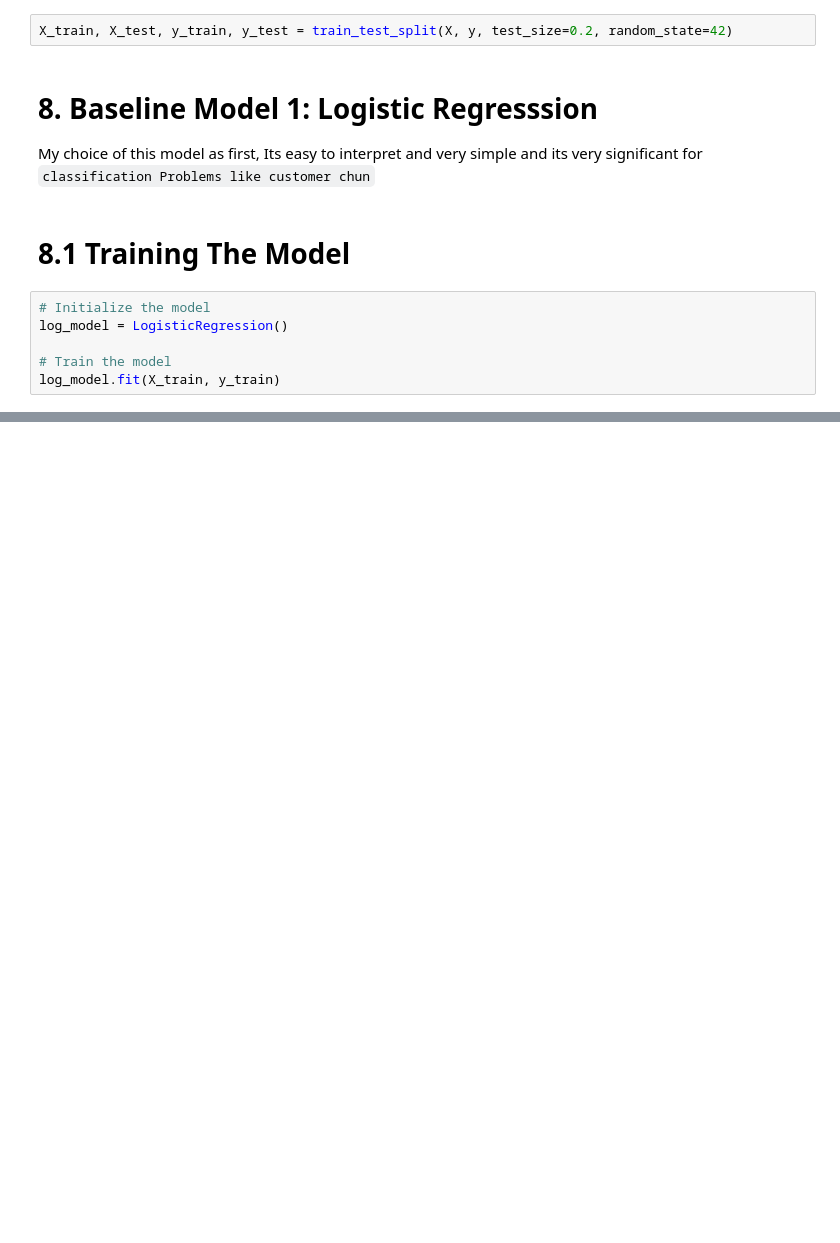
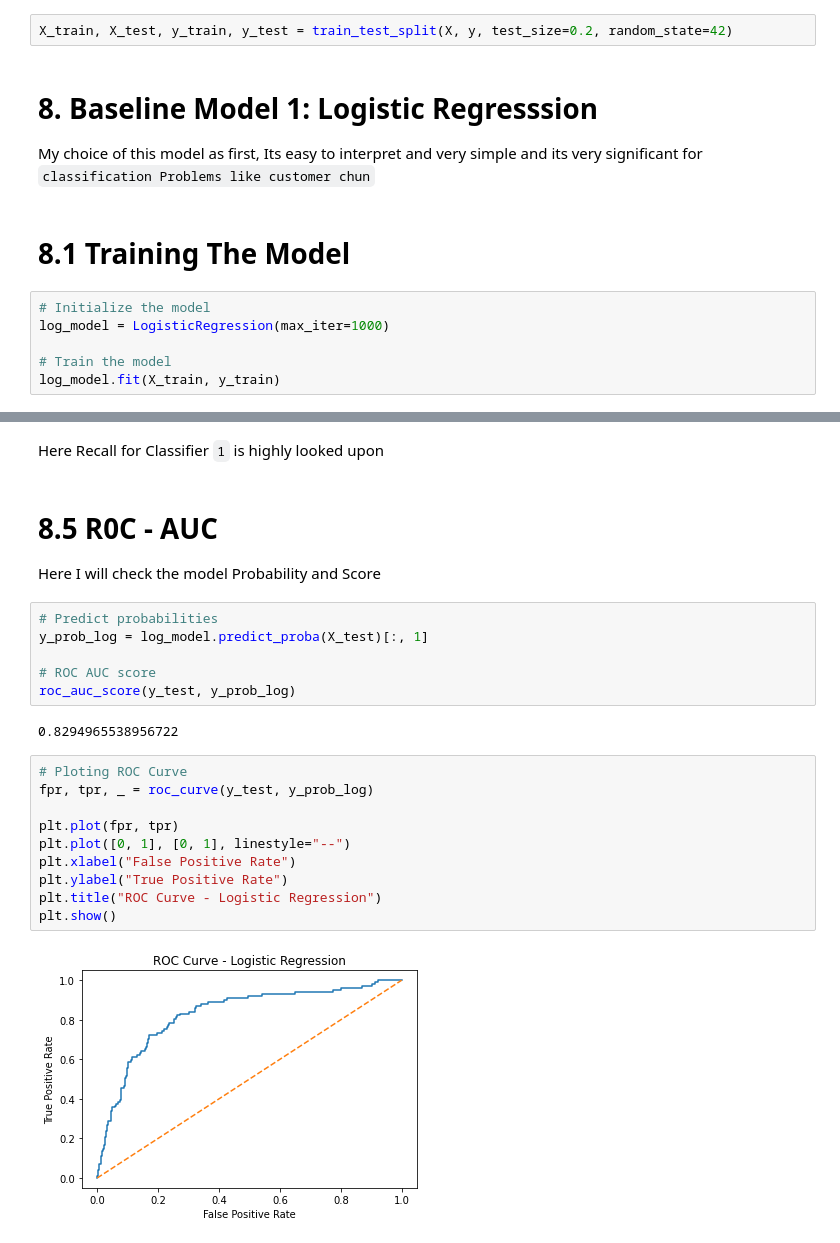
Before and after one commit to MrDenzy/Phase-3-Project---SyriaTel-Customer-Churn, a Jupyter notebook: notebook/index.ipynb, the cells around one changed output, grey strips where cells are left out. Cells and saved outputs as stored; diff of their text form; blank space fills up the shorter version.

Commit message:
Done Logistic Regression

```diff
--- a/notebook/index.ipynb
+++ b/notebook/index.ipynb
@@ -205,7 +222,7 @@ My choice of this model as first, Its easy to interpret and very simple and its
 # 8.1 Training The Model
 # %%
 # Initialize the model
-log_model = LogisticRegression()
+log_model = LogisticRegression(max_iter=1000)
 
 # Train the model
 log_model.fit(X_train, y_train)
@@ -222,0 +298,26 @@ data.head()
+# %% [markdown]
+Here Recall for Classifier `1` is highly looked upon
+# %% [markdown]
+# 8.5 R0C - AUC
+
+Here I will check the model Probability and Score
+# %%
+# Predict probabilities
+y_prob_log = log_model.predict_proba(X_test)[:, 1]
+
+# ROC AUC score
+roc_auc_score(y_test, y_prob_log)
+# %% [output]
+0.8294965538956722
+# %%
+# Ploting ROC Curve
+fpr, tpr, _ = roc_curve(y_test, y_prob_log)
+
+plt.plot(fpr, tpr)
+plt.plot([0, 1], [0, 1], linestyle="--")
+plt.xlabel("False Positive Rate")
+plt.ylabel("True Positive Rate")
+plt.title("ROC Curve - Logistic Regression")
+plt.show()
+# %% [output]
+[figure, added]
```
Also changed, not shown: parts of 15 cells of this notebook.
